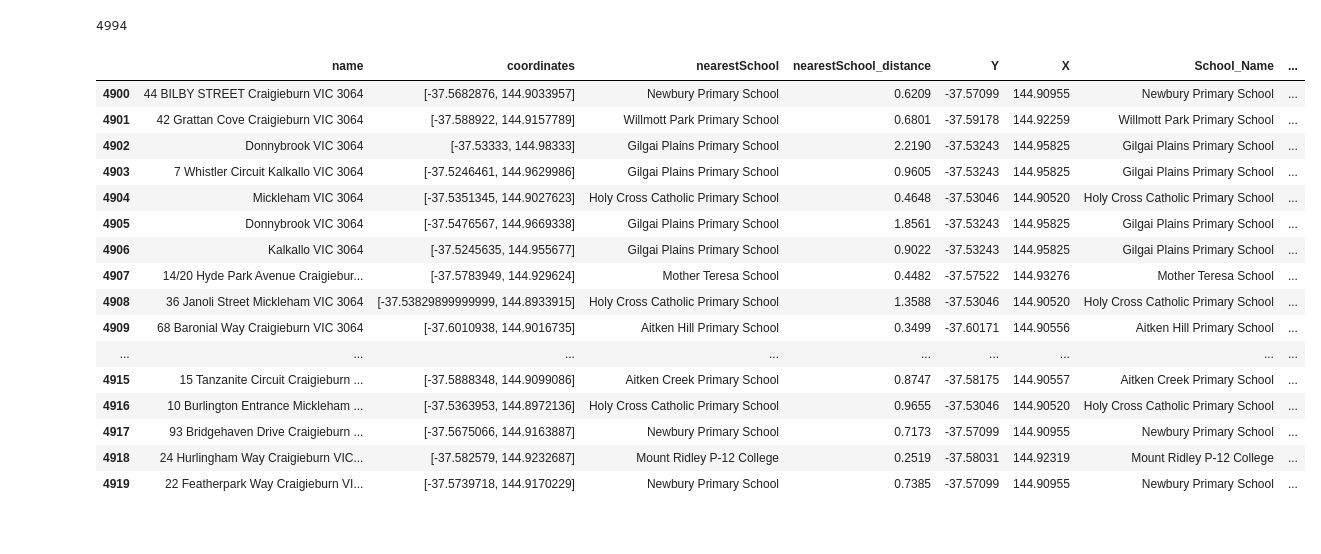
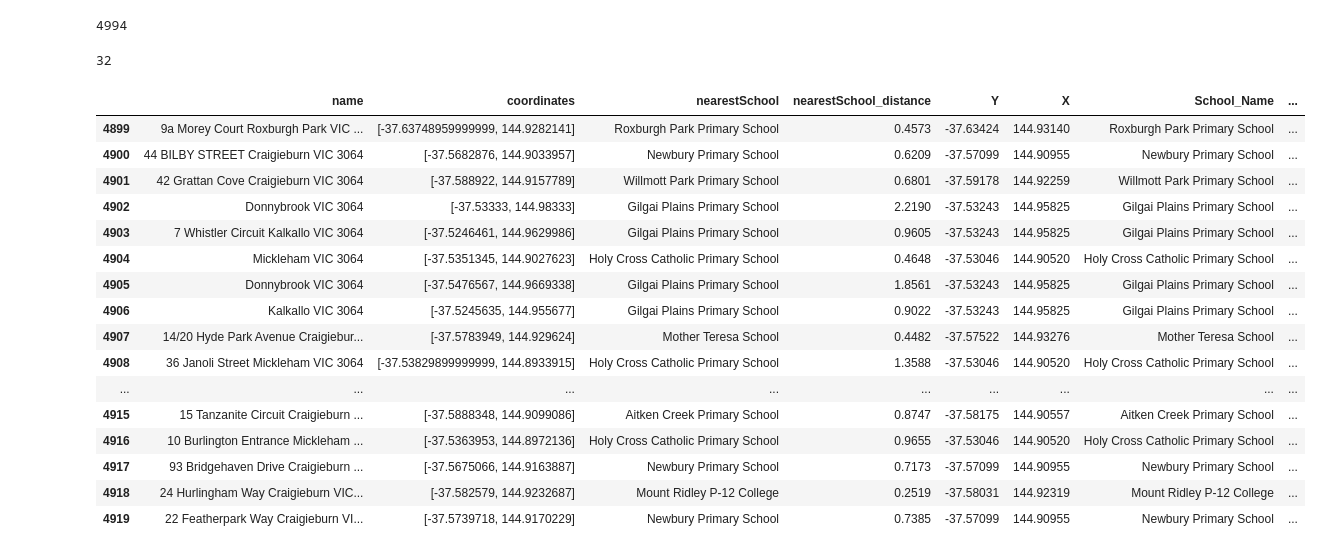
Before and after one commit to MAST30034-Applied-Data-Science/generic-real-estate-consulting-project-group-60, a Jupyter notebook: notebooks/distance_to_school.ipynb, the cells around one changed output. Saved outputs shown, nothing was run; the diff lists cells and outputs as text; code cells hidden in the pictures.

```diff
--- a/notebooks/distance_to_school.ipynb
+++ b/notebooks/distance_to_school.ipynb
@@ -857,7 +857,7 @@ count = 0
 a = datetime.now()
 # 7450
 
-for index in range(4899,4901):
+for index in range(4900,7451):
 
 
     try:
@@ -892,13 +892,13 @@ for index in range(4899,4901):
 
         try:
 
-            from_coor = new_data.iloc[index,1]
+            from_coor = literal_eval(new_data.iloc[index,1])
 
 
             to_Station_coor_X = new_data.iloc[index,13]
             to_Station_coor_Y = new_data.iloc[index,12]
 
-            Sta_coords = ((from_coor[0],from_coor[1]),(to_Station_coor_X,to_Station_coor_Y))
+            Sta_coords = ((from_coor[1],from_coor[0]),(to_Station_coor_X,to_Station_coor_Y))
 
             sta_routes = client.directions(Sta_coords, profile='driving-car')
 
@@ -941,10 +943,16 @@ new_data
 14890 - sum(pd.isnull(new_data['real_station_duration']))
 # %% [output]
 4994
+# %%
+import collections
+print(collections.Counter(new_data.real_station_duration.to_list())['station_duration_txt'])
+# %% [output]
+32
 # %%
-new_data.iloc[4900:4920,:]
+new_data.iloc[4899:4920,:]
 # %% [output]
 |  | name | coordinates | nearestSchool | nearestSchool_distance | Y | X | School_Name | ... |
+| 4899 | 9a Morey Court Roxburgh Park VIC ... | [-37.63748959999999, 144.9282141] | Roxburgh Park Primary School | 0.4573 | -37.63424 | 144.93140 | Roxburgh Park Primary School | ... |
 | 4900 | 44 BILBY STREET Craigieburn VIC 3064 | [-37.5682876, 144.9033957] | Newbury Primary School | 0.6209 | -37.57099 | 144.90955 | Newbury Primary School | ... |
 | 4901 | 42 Grattan Cove Craigieburn VIC 3064 | [-37.588922, 144.9157789] | Willmott Park Primary School | 0.6801 | -37.59178 | 144.92259 | Willmott Park Primary School | ... |
 | 4902 | Donnybrook VIC 3064 | [-37.53333, 144.98333] | Gilgai Plains Primary School | 2.2190 | -37.53243 | 144.95825 | Gilgai Plains Primary School | ... |
@@ -954,7 +962,6 @@ new_data.iloc[4900:4920,:]
 | 4906 | Kalkallo VIC 3064 | [-37.5245635, 144.955677] | Gilgai Plains Primary School | 0.9022 | -37.53243 | 144.95825 | Gilgai Plains Primary School | ... |
 | 4907 | 14/20 Hyde Park Avenue Craigiebur... | [-37.5783949, 144.929624] | Mother Teresa School | 0.4482 | -37.57522 | 144.93276 | Mother Teresa School | ... |
 | 4908 | 36 Janoli Street Mickleham VIC 3064 | [-37.53829899999999, 144.8933915] | Holy Cross Catholic Primary School | 1.3588 | -37.53046 | 144.90520 | Holy Cross Catholic Primary School | ... |
-| 4909 | 68 Baronial Way Craigieburn VIC 3064 | [-37.6010938, 144.9016735] | Aitken Hill Primary School | 0.3499 | -37.60171 | 144.90556 | Aitken Hill Primary School | ... |
 | ... | ... | ... | ... | ... | ... | ... | ... | ... |
 | 4915 | 15 Tanzanite Circuit Craigieburn ... | [-37.5888348, 144.9099086] | Aitken Creek Primary School | 0.8747 | -37.58175 | 144.90557 | Aitken Creek Primary School | ... |
 | 4916 | 10 Burlington Entrance Mickleham ... | [-37.5363953, 144.8972136] | Holy Cross Catholic Primary School | 0.9655 | -37.53046 | 144.90520 | Holy Cross Catholic Primary School | ... |
```
Also changed, not shown: parts of 1 cell of this notebook.
